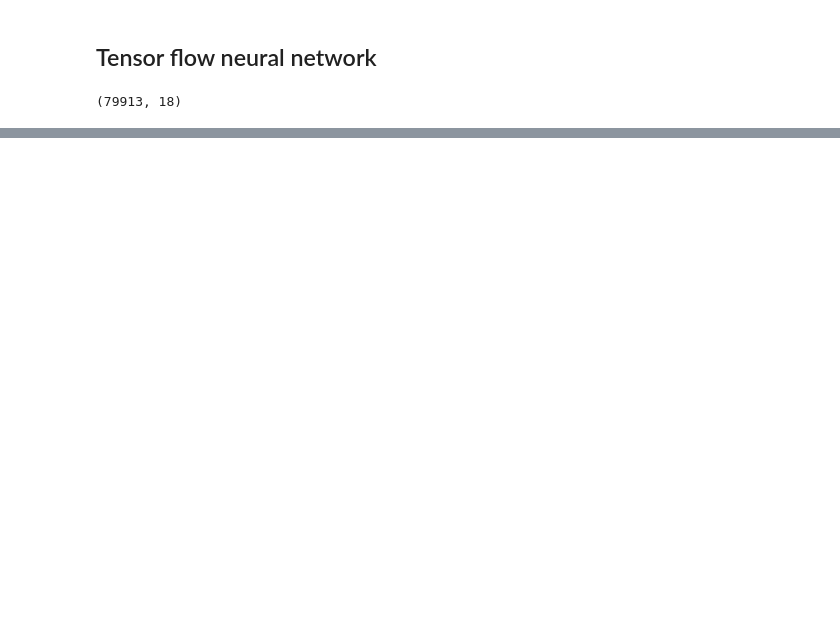
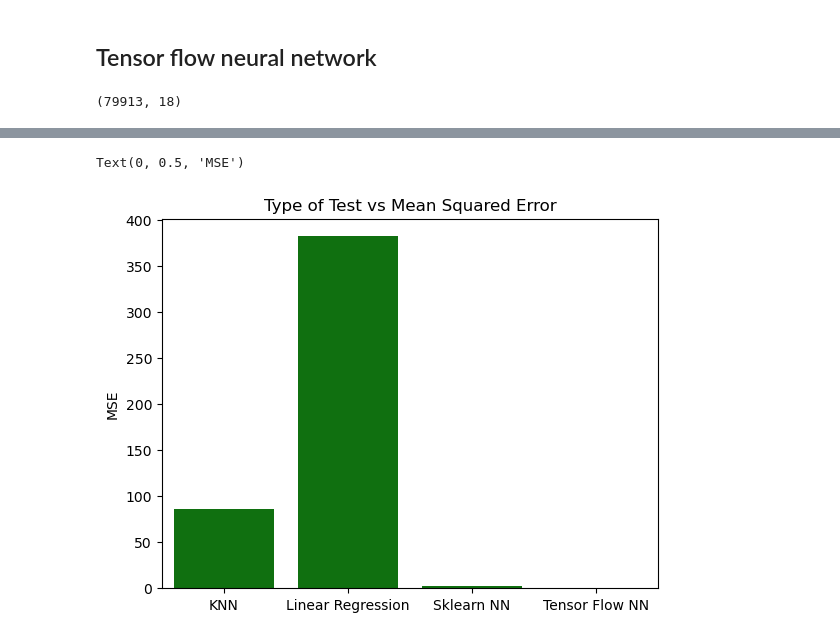
Before and after one commit to Bmar04/CERNElectronCollisionMassPrediction, a Jupyter notebook: Main.ipynb, the cells around one changed output, grey strips where cells are left out. Drawn from its saved outputs; the diff is of its cells as text; code cells hidden in the pictures; blank space fills up the shorter version.

```diff
--- a/Main.ipynb
+++ b/Main.ipynb
@@ -349,0 +380,7 @@ plt.legend()
+# %%
+sns.barplot(x=test_type, y=MSE, color='green')
+plt.title('Type of Test vs Mean Squared Error')
+plt.ylabel('MSE')
+# %% [output]
+Text(0, 0.5, 'MSE')
+[figure, added]
```
Also changed, not shown: parts of 19 cells of this notebook.
